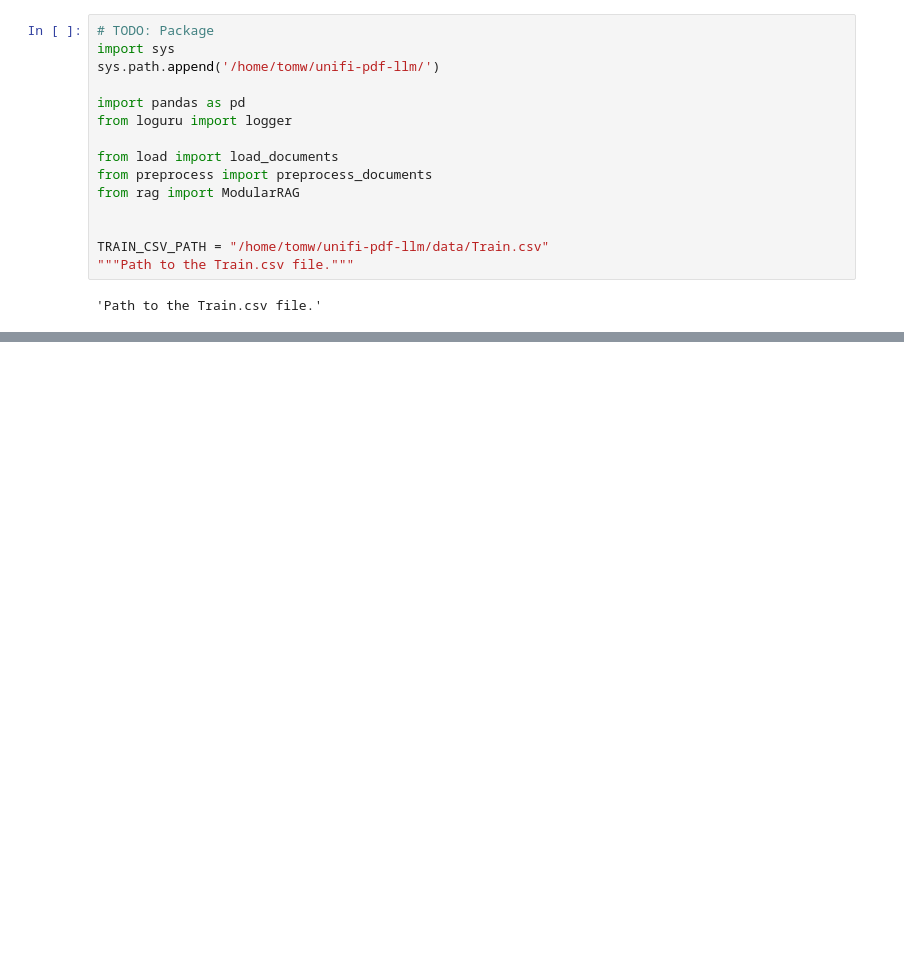
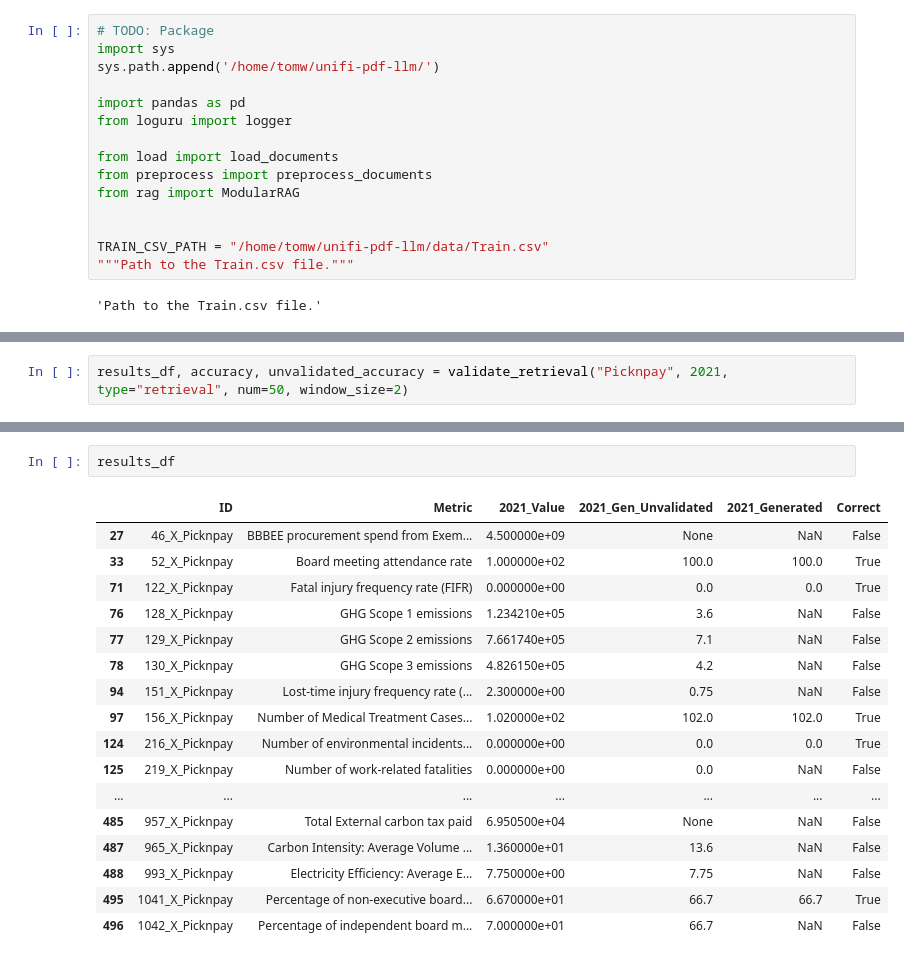
Before and after one commit to tomwetherell/unifi-pdf-llm, a Jupyter notebook: dev/validation.ipynb, the cells around one changed output, grey strips where cells are left out. Saved outputs shown, nothing was run; the diff lists cells and outputs as text; blank space fills up the shorter version.

```diff
--- a/dev/validation.ipynb
+++ b/dev/validation.ipynb
@@ -340,0 +427,2 @@ results_df
+# %%
+results_df, accuracy, unvalidated_accuracy = validate_retrieval("Picknpay", 2021, type="retrieval", num=50, window_size=2)
@@ -340,0 +447,20 @@ results_df
+# %%
+results_df
+# %% [output]
+|  | ID | Metric | 2021_Value | 2021_Gen_Unvalidated | 2021_Generated | Correct |
+| 27 | 46_X_Picknpay | BBBEE procurement spend from Exem... | 4.500000e+09 | None | NaN | False |
+| 33 | 52_X_Picknpay | Board meeting attendance rate | 1.000000e+02 | 100.0 | 100.0 | True |
+| 71 | 122_X_Picknpay | Fatal injury frequency rate (FIFR) | 0.000000e+00 | 0.0 | 0.0 | True |
+| 76 | 128_X_Picknpay | GHG Scope 1 emissions | 1.234210e+05 | 3.6 | NaN | False |
+| 77 | 129_X_Picknpay | GHG Scope 2 emissions | 7.661740e+05 | 7.1 | NaN | False |
+| 78 | 130_X_Picknpay | GHG Scope 3 emissions | 4.826150e+05 | 4.2 | NaN | False |
+| 94 | 151_X_Picknpay | Lost-time injury frequency rate (... | 2.300000e+00 | 0.75 | NaN | False |
+| 97 | 156_X_Picknpay | Number of Medical Treatment Cases... | 1.020000e+02 | 102.0 | 102.0 | True |
+| 124 | 216_X_Picknpay | Number of environmental incidents... | 0.000000e+00 | 0.0 | 0.0 | True |
+| 125 | 219_X_Picknpay | Number of work-related fatalities | 0.000000e+00 | 0.0 | NaN | False |
+| ... | ... | ... | ... | ... | ... | ... |
+| 485 | 957_X_Picknpay | Total External carbon tax paid | 6.950500e+04 | None | NaN | False |
+| 487 | 965_X_Picknpay | Carbon Intensity: Average Volume ... | 1.360000e+01 | 13.6 | NaN | False |
+| 488 | 993_X_Picknpay | Electricity Efficiency: Average E... | 7.750000e+00 | 7.75 | NaN | False |
+| 495 | 1041_X_Picknpay | Percentage of non-executive board... | 6.670000e+01 | 66.7 | 66.7 | True |
+| 496 | 1042_X_Picknpay | Percentage of independent board m... | 7.000000e+01 | 66.7 | NaN | False |
```
Also changed, not shown: parts of 38 cells of this notebook, 1 other file.
